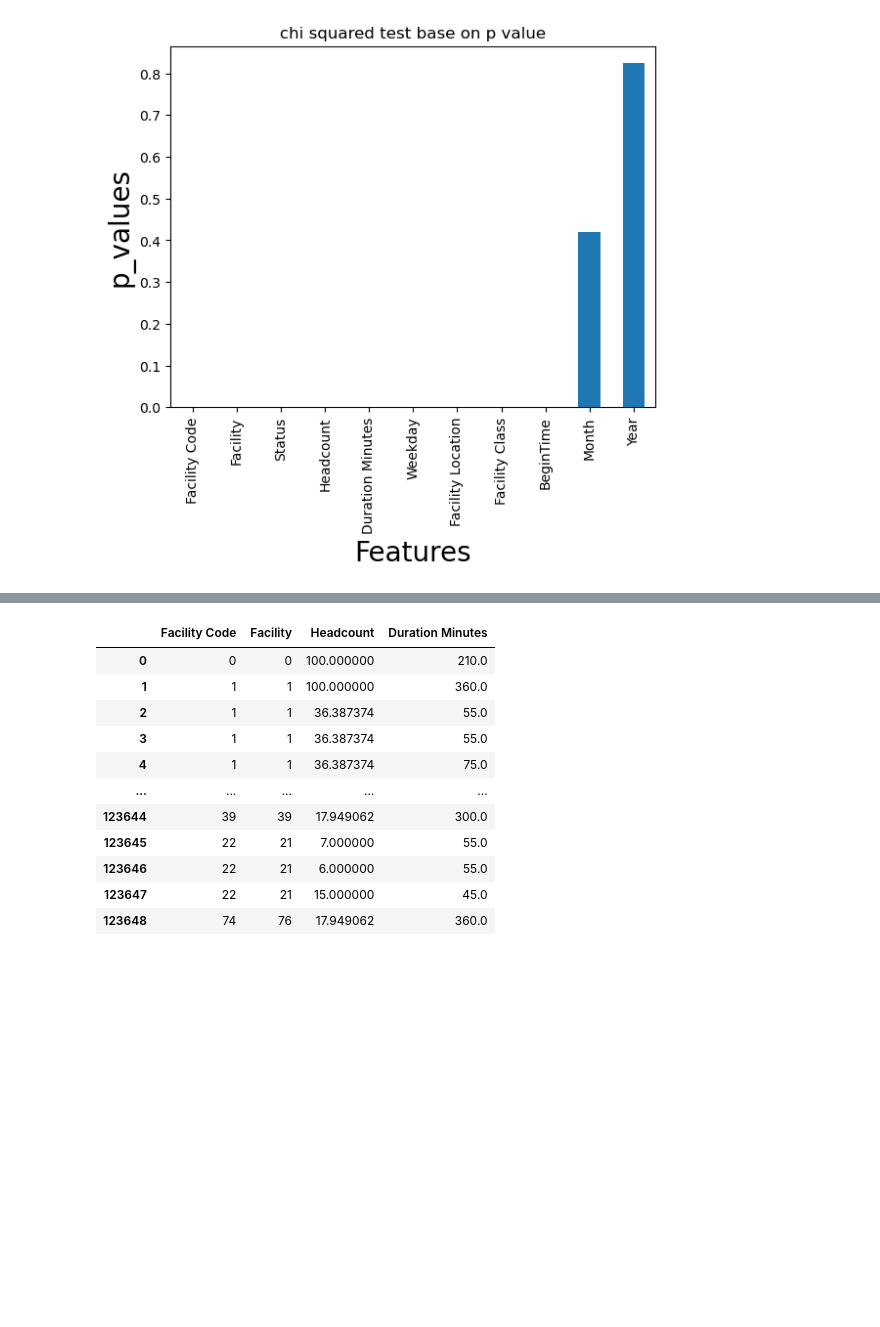
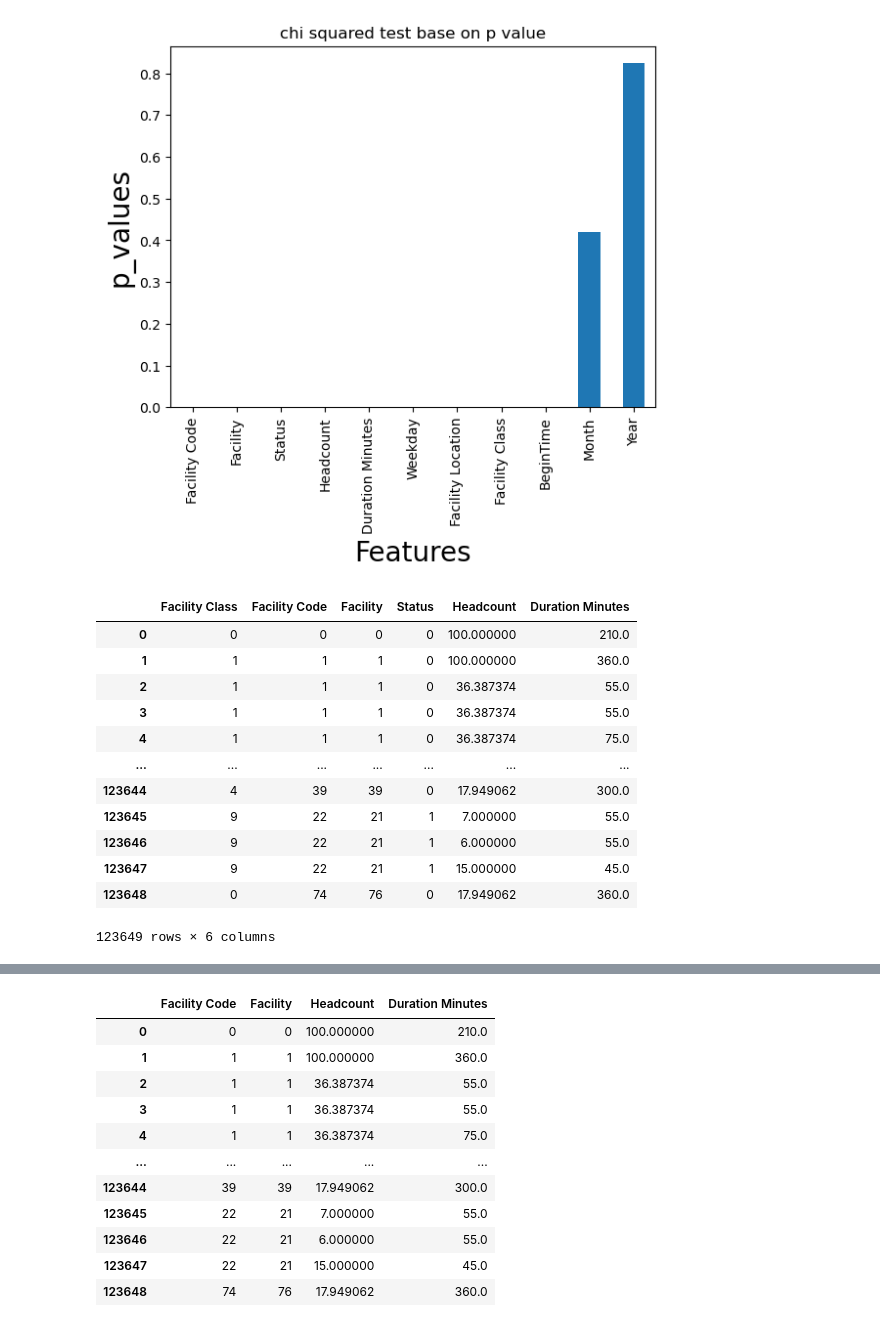
Before and after one commit to EarliestFall988/Data-Science-CIS-590, a Jupyter notebook: Feature Selection/Feature Selection.ipynb, the cells around one changed output, grey strips where cells are left out. Cells and saved outputs as stored; diff of their text form; code cells hidden in the pictures; blank space fills up the shorter version.

Commit message:
added feature selection

```diff
--- a/Feature Selection/Feature Selection.ipynb
+++ b/Feature Selection/Feature Selection.ipynb
@@ -101,3 +101,28 @@ plt.title("chi squared test base on p value")
 plt.show()
 # %% [output]
 [figure]
+# %%
+x=df.iloc[:, df.columns != 'Year']  #Independent variable
+y=df.iloc[:, df.columns == 'Year']   #Target variable
+f_score=chi2(x,y)   #returns f score and p value
+# printing p values for each categorical features
+p_value=pd.Series(f_score[1],index=x.columns)
+p_value.sort_values(ascending=True,inplace=True)
+
+New_X = featureSelect_dataframe(x, y, chi2, 6)
+
+New_X
+# %% [output]
+|  | Facility Class | Facility Code | Facility | Status | Headcount | Duration Minutes |
+| 0 | 0 | 0 | 0 | 0 | 100.000000 | 210.0 |
+| 1 | 1 | 1 | 1 | 0 | 100.000000 | 360.0 |
+| 2 | 1 | 1 | 1 | 0 | 36.387374 | 55.0 |
+| 3 | 1 | 1 | 1 | 0 | 36.387374 | 55.0 |
+| 4 | 1 | 1 | 1 | 0 | 36.387374 | 75.0 |
+| ... | ... | ... | ... | ... | ... | ... |
+| 123644 | 4 | 39 | 39 | 0 | 17.949062 | 300.0 |
+| 123645 | 9 | 22 | 21 | 1 | 7.000000 | 55.0 |
+| 123646 | 9 | 22 | 21 | 1 | 6.000000 | 55.0 |
+| 123647 | 9 | 22 | 21 | 1 | 15.000000 | 45.0 |
+| 123648 | 0 | 74 | 76 | 0 | 17.949062 | 360.0 |
+123649 rows × 6 columns
```
Also changed, not shown: parts of 1 cell of this notebook, 2 other files.
